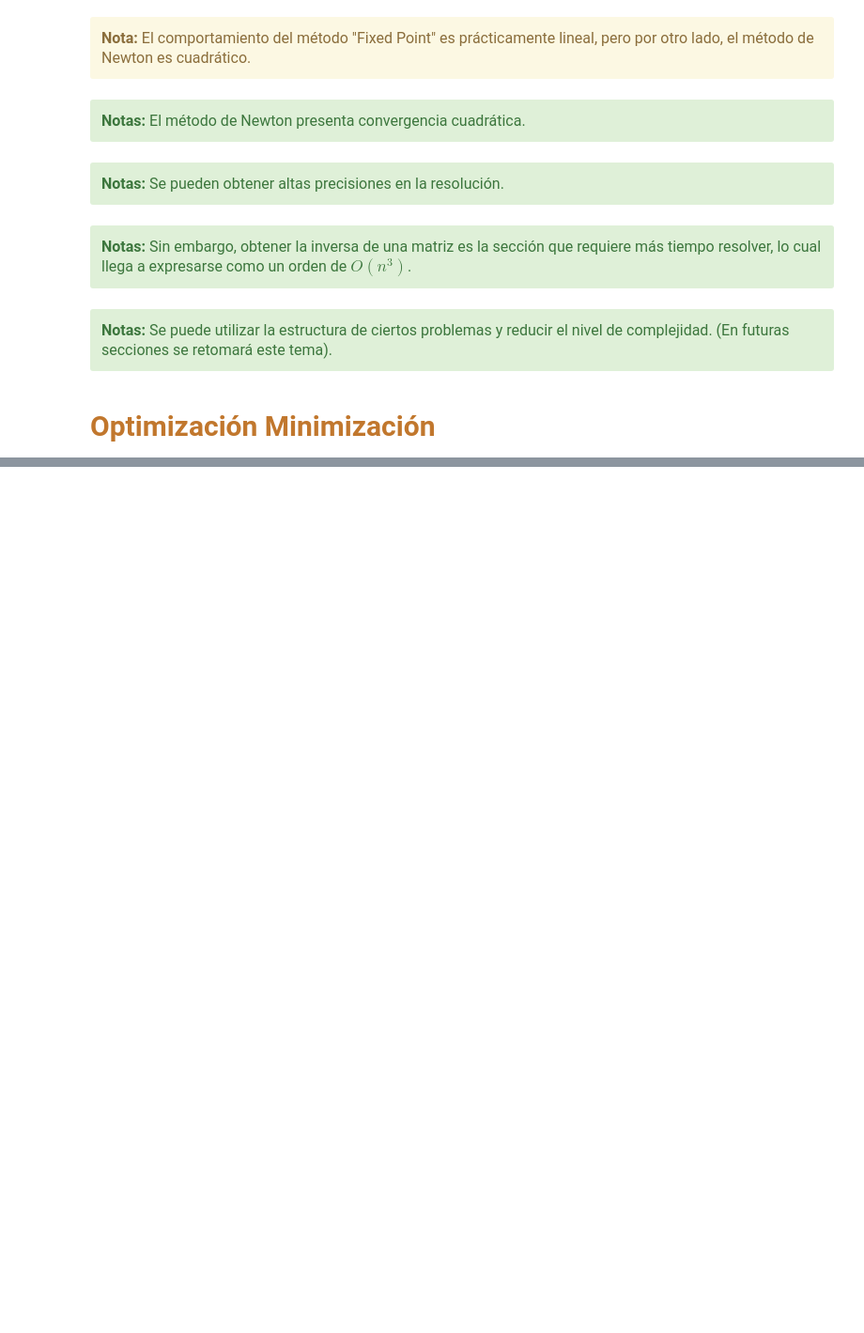
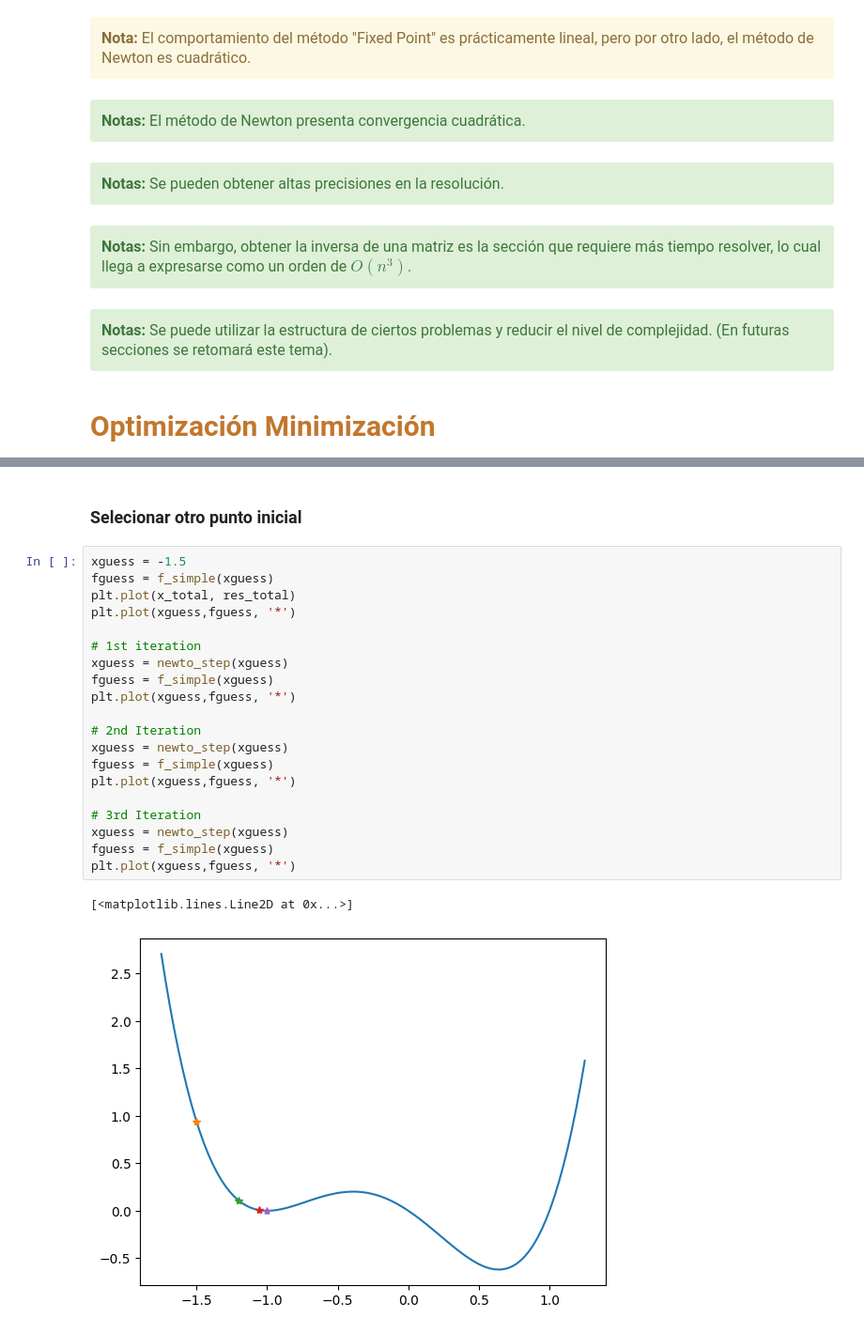
Before and after one commit to lfrecalde1/Optimization_Course, a Jupyter notebook: Optimization/Optimization.ipynb, the cells around one changed output, grey strips where cells are left out. Shown: that part at 94% size. Saved outputs shown, nothing was run; the diff lists cells and outputs as text; blank space fills up the shorter version.

```diff
--- a/Optimization/Optimization.ipynb
+++ b/Optimization/Optimization.ipynb
@@ -537,0 +737,25 @@ plot_results_methods(e1, e2)
+# %% [markdown]
+###  Selecionar otro punto inicial
+# %%
+xguess = -1.5
+fguess = f_simple(xguess)
+plt.plot(x_total, res_total)
+plt.plot(xguess,fguess, '*')
+
+# 1st iteration
+xguess = newto_step(xguess)
+fguess = f_simple(xguess)
+plt.plot(xguess,fguess, '*')
+
+# 2nd Iteration
+xguess = newto_step(xguess)
+fguess = f_simple(xguess)
+plt.plot(xguess,fguess, '*')
+
+# 3rd Iteration
+xguess = newto_step(xguess)
+fguess = f_simple(xguess)
+plt.plot(xguess,fguess, '*')
+# %% [output]
+[<matplotlib.lines.Line2D at 0x...>]
+[figure, added]
```
Also changed, not shown: parts of 39 cells of this notebook, 1 other file.
